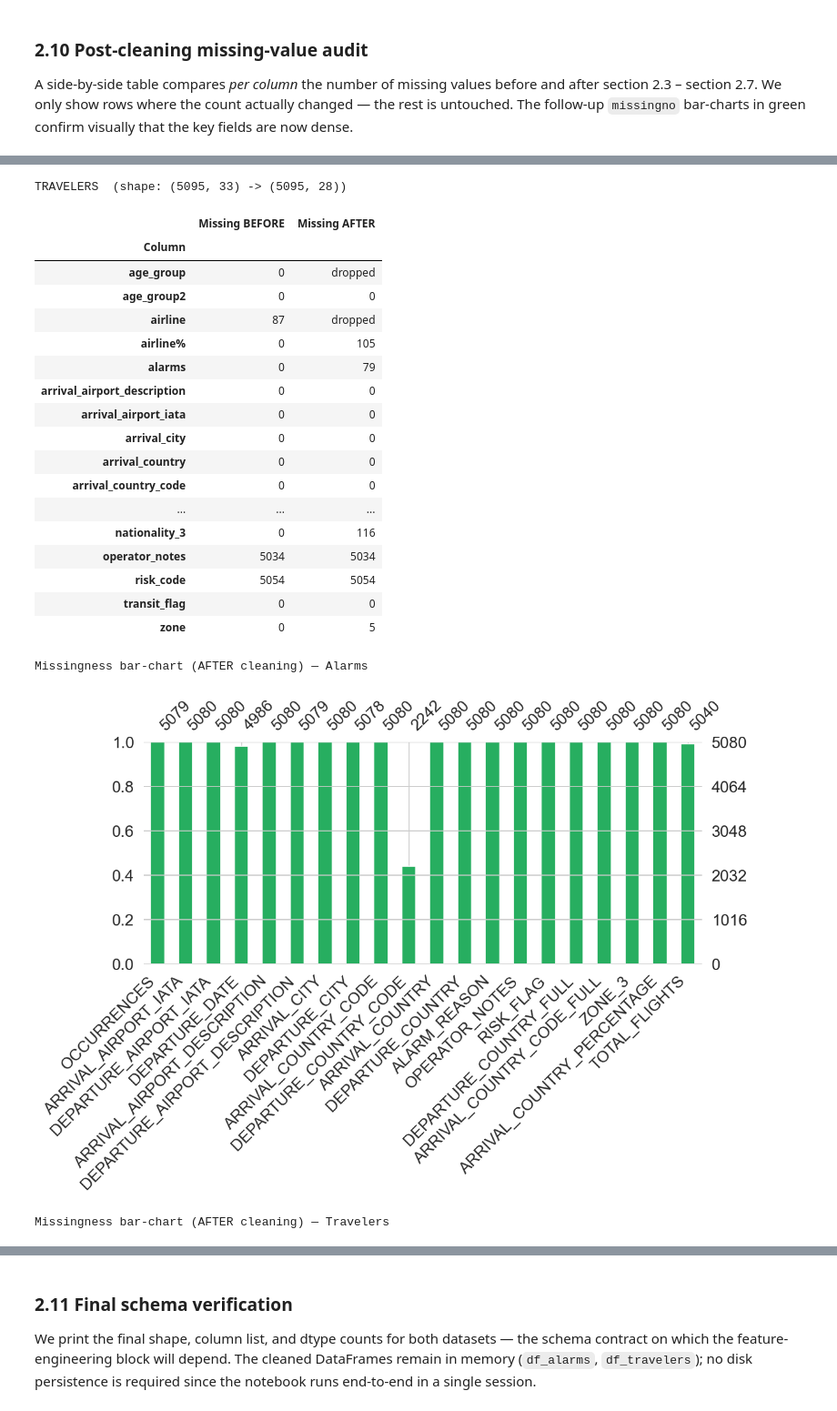
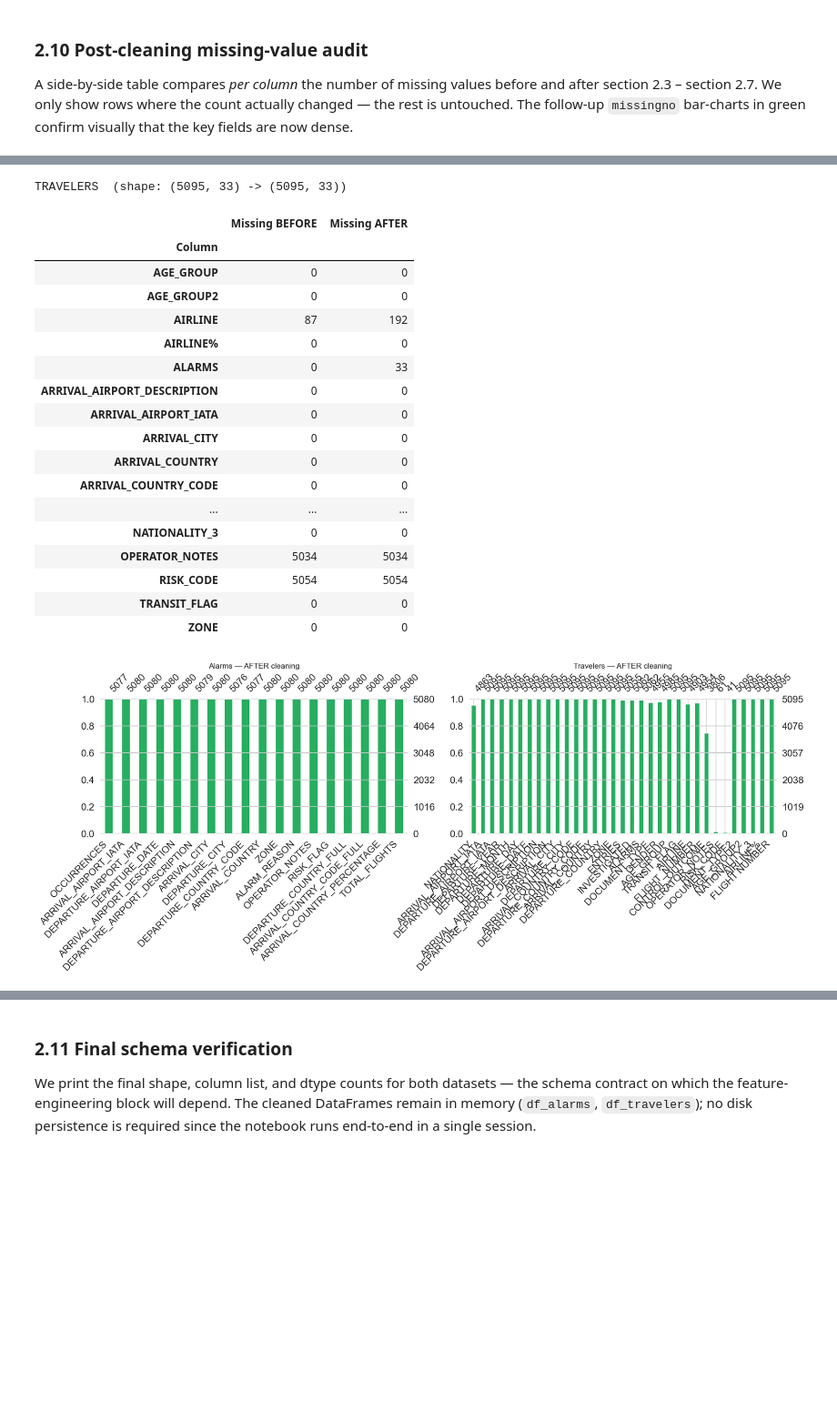
Before and after one commit to giuliodamico/MIB-Man-in-Big-Data, a Jupyter notebook: src/main+agent.ipynb, the cells around one changed output, grey strips where cells are left out. Shown at 91% size. Saved outputs shown, nothing was run; the diff lists cells and outputs as text; code cells hidden in the pictures; blank space fills up the shorter version.

Commit message:
Alarms dataset cleaned

```diff
--- a/src/main+agent.ipynb
+++ b/src/main+agent.ipynb
@@ -604,33 +722,3 @@ For each pair we:
 3. drop the redundant column.
 
 We also uppercase all column names at this stage, since Alarms uses a different convention from Travelers.
-# %%
-# Uppercase all column names (Alarms convention)
-df_alarms.columns = df_alarms.columns.str.upper()
-
-redundant_pairs_alarms = [
-    ("TOTAL_FLIGHTS", "TOTAL"),
-    ("ZONE_3",        "ZONE"),
-]
-for canonical_col, source_col in redundant_pairs_alarms:
-    if canonical_col not in df_alarms.columns or source_col not in df_alarms.columns:
-        print(f"Column pair missing: '{canonical_col}' & '{source_col}' — skipped")
-        continue
-    s_canonical, s_source = df_alarms[canonical_col], df_alarms[source_col]
-    mask_conflict = (
-        s_canonical.notna() & s_source.notna()
-        & (s_canonical != s_source)
-    )
-    n_conflicts   = mask_conflict.sum()
-    n_overwritten = (s_source.notna() & (s_canonical.isna() | mask_conflict)).sum()
-    conflict_preview = df_alarms.loc[mask_conflict, [canonical_col, source_col]].head(3).copy()
-    df_alarms[canonical_col] = s_source.combine_first(s_canonical)
-    print(f"'{canonical_col}' <- primary values from '{source_col}'  "
-          f"| {n_overwritten} values sourced | {n_conflicts} conflicts resolved from source")
-    if n_conflicts > 0:
-        display(conflict_preview)
-
-cols_to_drop = [c for _, c in redundant_pairs_alarms if c in df_alarms.columns]
-df_alarms.drop(columns=cols_to_drop, inplace=True)
-print(f"\nDropped redundant columns: {cols_to_drop}")
-print(f"Alarms now has {df_alarms.shape[1]} columns.")
@@ -912,7 +760,6 @@ A side-by-side table compares *per column* the number of missing values before a
 def missing_comparison(df_now, raw_missing, dataset_name, raw_shape):
     """Compare per-column missing-value counts before and after the cleaning pipeline."""
     now = df_now.isnull().sum()
-    # Align raw_missing column names to current df naming convention (handles case changes, e.g. alarms → ALARMS)
     col_map = {c.upper(): c for c in df_now.columns}
     raw_missing = raw_missing.copy()
     raw_missing.index = [col_map.get(c.upper(), c) for c in raw_missing.index]
@@ -927,9 +774,12 @@ def missing_comparison(df_now, raw_missing, dataset_name, raw_shape):
 missing_comparison(df_alarms,    raw_missing_alarms,    "ALARMS",    raw_shape_alarms)
 missing_comparison(df_travelers, raw_missing_travelers, "TRAVELERS", raw_shape_travelers)
 
-print("\nMissingness bar-chart (AFTER cleaning) — Alarms")
-msno.bar(df_alarms, figsize=(10, 4), color=GREEN); plt.show()
-
-print("Missingness bar-chart (AFTER cleaning) — Travelers")
-msno.bar(df_travelers, figsize=(10, 4), color=GREEN); plt.show()
+# Missingness bar-charts side by side (AFTER cleaning)
+fig, axes = plt.subplots(1, 2, figsize=(20, 4))
+msno.bar(df_alarms,    ax=axes[0], color=GREEN)
+axes[0].set_title("Alarms — AFTER cleaning")
+msno.bar(df_travelers, ax=axes[1], color=GREEN)
+axes[1].set_title("Travelers — AFTER cleaning")
+plt.tight_layout()
+plt.show()
 # %% [output]
@@ -955,22 +805,20 @@ ALARMS  (shape: (5080, 24) -> (5080, 20))
-TRAVELERS  (shape: (5095, 33) -> (5095, 28))
+TRAVELERS  (shape: (5095, 33) -> (5095, 33))
 |  | Missing BEFORE | Missing AFTER |
 | Column |  |  |
-| age_group | 0 | dropped |
-| age_group2 | 0 | 0 |
-| airline | 87 | dropped |
-| airline% | 0 | 105 |
-| alarms | 0 | 79 |
-| arrival_airport_description | 0 | 0 |
-| arrival_airport_iata | 0 | 0 |
-| arrival_city | 0 | 0 |
-| arrival_country | 0 | 0 |
-| arrival_country_code | 0 | 0 |
+| AGE_GROUP | 0 | 0 |
+| AGE_GROUP2 | 0 | 0 |
+| AIRLINE | 87 | 192 |
+| AIRLINE% | 0 | 0 |
+| ALARMS | 0 | 33 |
+| ARRIVAL_AIRPORT_DESCRIPTION | 0 | 0 |
+| ARRIVAL_AIRPORT_IATA | 0 | 0 |
+| ARRIVAL_CITY | 0 | 0 |
+| ARRIVAL_COUNTRY | 0 | 0 |
+| ARRIVAL_COUNTRY_CODE | 0 | 0 |
 | ... | ... | ... |
-| nationality_3 | 0 | 116 |
-| operator_notes | 5034 | 5034 |
-| risk_code | 5054 | 5054 |
-| transit_flag | 0 | 0 |
-| zone | 0 | 5 |
+| NATIONALITY_3 | 0 | 0 |
+| OPERATOR_NOTES | 5034 | 5034 |
+| RISK_CODE | 5054 | 5054 |
+| TRANSIT_FLAG | 0 | 0 |
+| ZONE | 0 | 0 |
-Missingness bar-chart (AFTER cleaning) — Alarms
-[figure, old version]
+[figure, new version]
-Missingness bar-chart (AFTER cleaning) — Travelers
```
Also changed, not shown: parts of 19 cells of this notebook.
